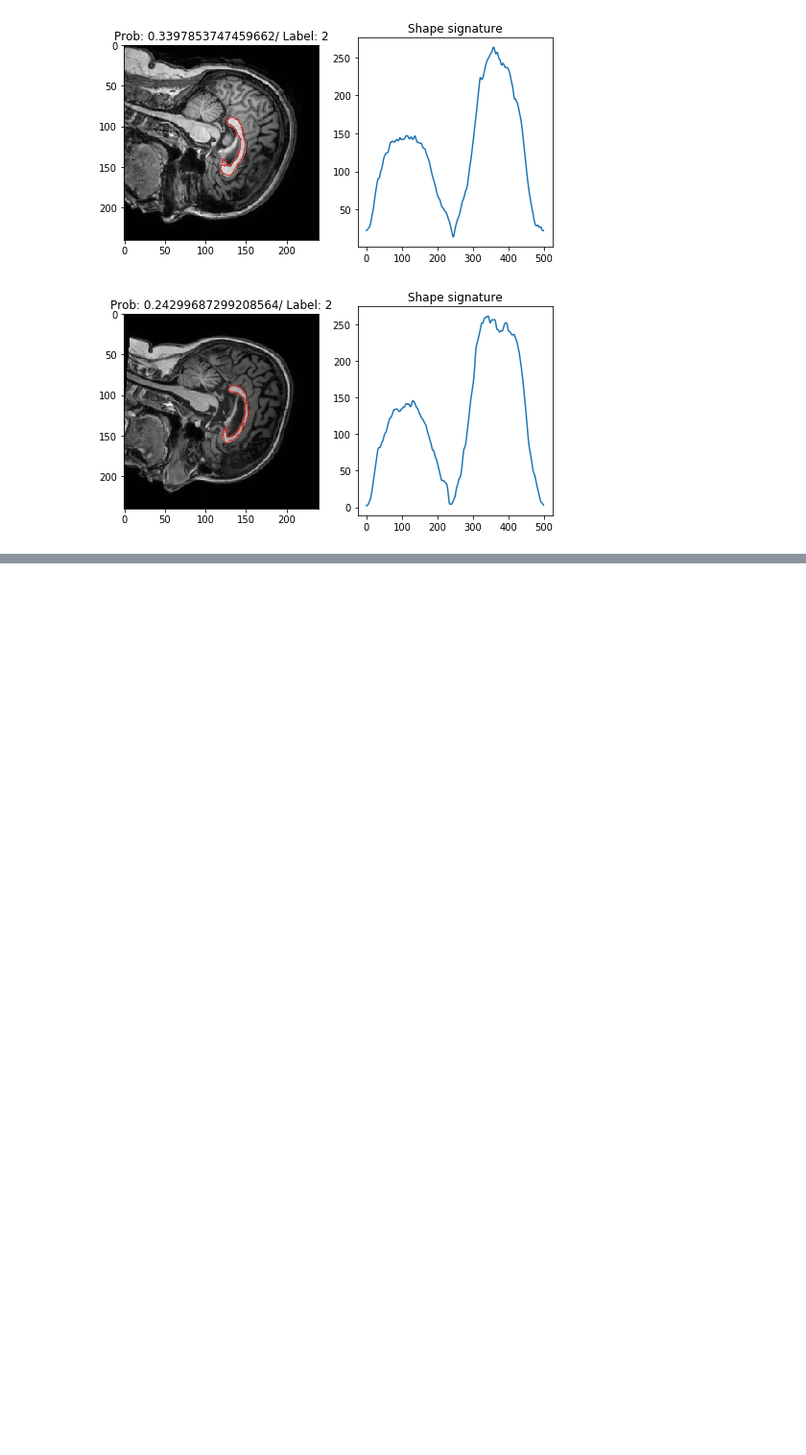
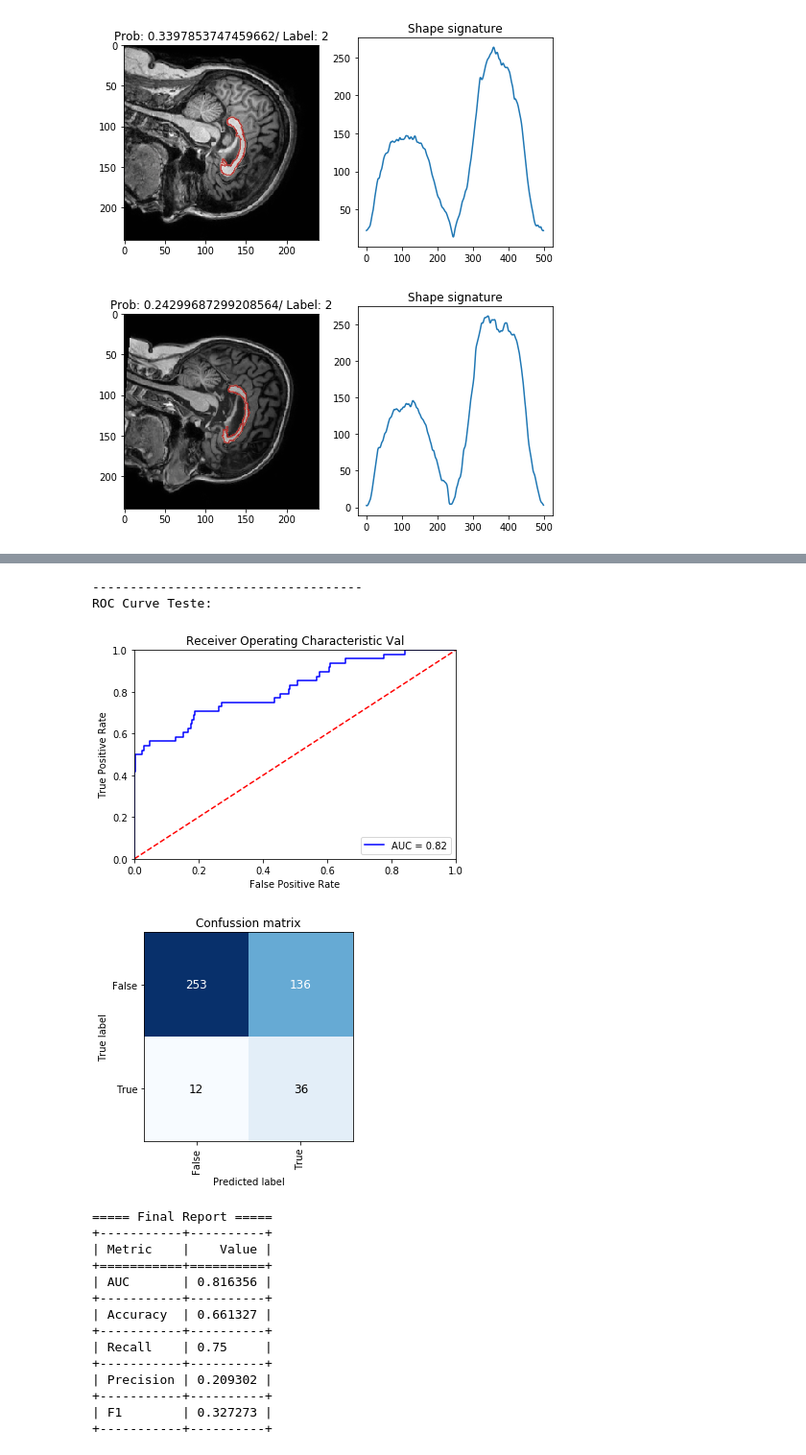
Before and after one commit to saramirthis/CC_seg_clas, a Jupyter notebook: test.ipynb, the cells around one changed output, grey strips where cells are left out. Shown at 96% size. Drawn from its saved outputs; the diff is of its cells as text; code cells hidden in the pictures; blank space fills up the shorter version.

```diff
--- a/test.ipynb
+++ b/test.ipynb
@@ -144,0 +241,37 @@ for best_subj in zipped_ord[-5:]:
+# %%
+AUC_cl = ax.plot_roc(y_true, y_pred_probs)
+
+mx_conf = confusion_matrix(y_true, y_pred)
+ax.plot_matrix(mx_conf, classes=np.unique(y_true), fig_size=4,
+            title='Confussion matrix', opt_bar=False)
+
+ind_err_rand = np.where(np.logical_xor(y_true, y_pred))
+
+accuracy, recall, precision, f1 = ax.report_metrics(mx_conf)
+
+print('===== Final Report =====')
+print(tabulate([['AUC', AUC_cl],
+                ['Accuracy', accuracy],
+                ['Recall', recall],
+                ['Precision', precision],
+                ['F1', f1],],
+               ['Metric', 'Value'], tablefmt='grid'))
+# %% [output]
+------------------------------------
+ROC Curve Teste:
+[figure, added]
+[figure, added]
+===== Final Report =====
++-----------+----------+
+| Metric    |    Value |
++===========+==========+
+| AUC       | 0.816356 |
++-----------+----------+
+| Accuracy  | 0.661327 |
++-----------+----------+
+| Recall    | 0.75     |
++-----------+----------+
+| Precision | 0.209302 |
++-----------+----------+
+| F1        | 0.327273 |
++-----------+----------+
```
Also changed, not shown: parts of 12 cells of this notebook.
